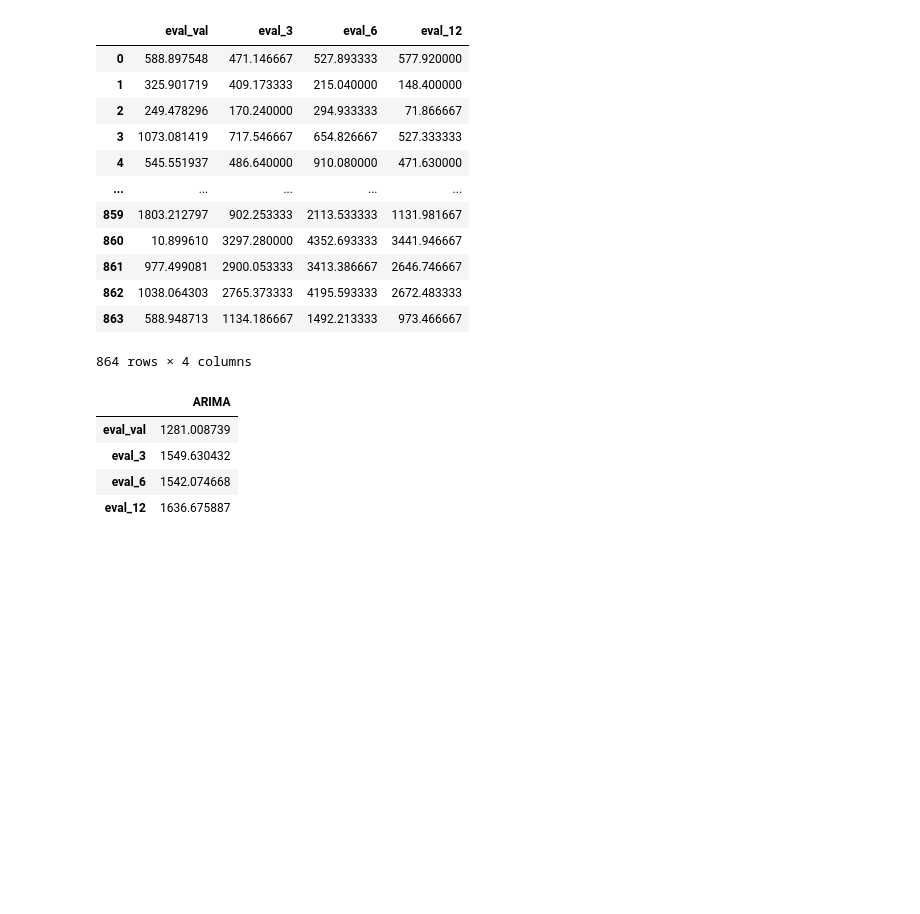
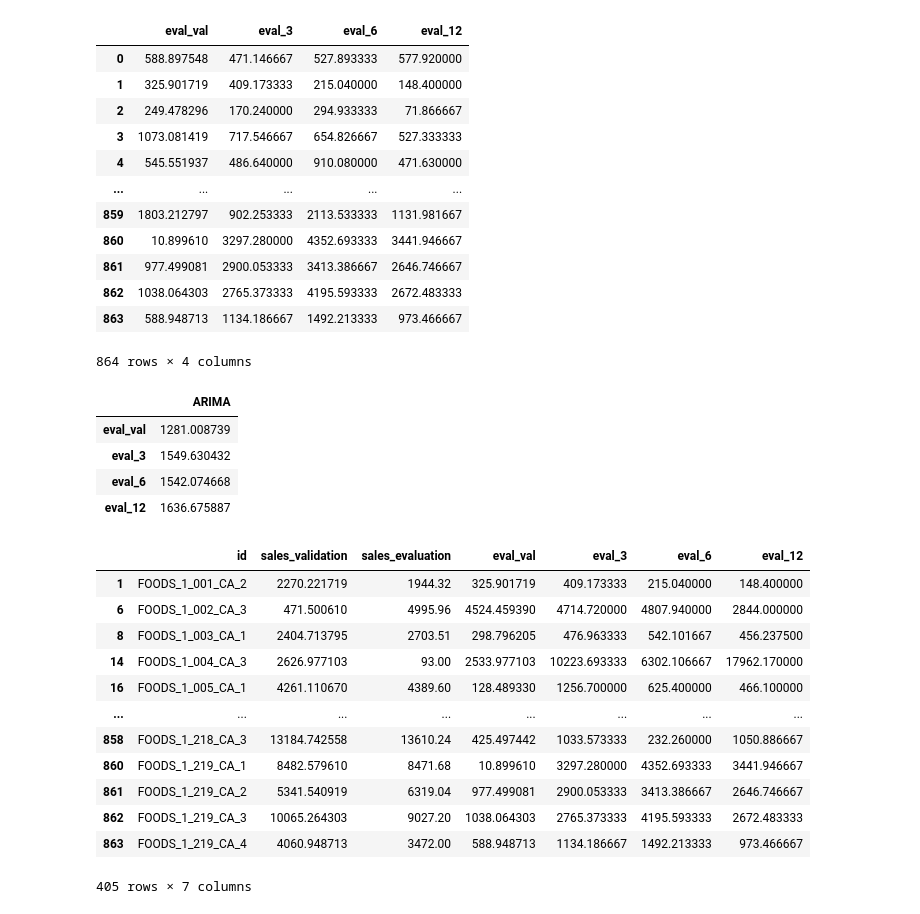
Before and after one commit to FollowingTheRabbit/forecasting, a Jupyter notebook: src/nat_2.ipynb, the cells around one changed output. Drawn from its saved outputs; the diff is of its cells as text; code cells hidden in the pictures; blank space fills up the shorter version.

```diff
--- a/src/nat_2.ipynb
+++ b/src/nat_2.ipynb
@@ -1174,3 +1174,20 @@ df_metrics_5[['eval_val','eval_3','eval_6','eval_12']].mean().to_frame(name='ARI
 | eval_3 | 1549.630432 |
 | eval_6 | 1542.074668 |
 | eval_12 | 1636.675887 |
+# %%
+df_metrics_5[df_metrics_5['eval_val'].lt(df_metrics_5[['eval_3','eval_6','eval_12']].mean(axis=1))  & df_metrics_5['sales_evaluation'].gt(0)][['id','sales_validation','sales_evaluation','eval_val','eval_3','eval_6','eval_12']]
+df_metrics_5.loc[(df_metrics_5['eval_val'] < df_metrics_5[['eval_3']].mean(axis=1)) & df_metrics_5['sales_evaluation'].gt(0)][['id','sales_validation','sales_evaluation','eval_val','eval_3','eval_6','eval_12']]
+# %% [output]
+|  | id | sales_validation | sales_evaluation | eval_val | eval_3 | eval_6 | eval_12 |
+| 1 | FOODS_1_001_CA_2 | 2270.221719 | 1944.32 | 325.901719 | 409.173333 | 215.040000 | 148.400000 |
+| 6 | FOODS_1_002_CA_3 | 471.500610 | 4995.96 | 4524.459390 | 4714.720000 | 4807.940000 | 2844.000000 |
+| 8 | FOODS_1_003_CA_1 | 2404.713795 | 2703.51 | 298.796205 | 476.963333 | 542.101667 | 456.237500 |
+| 14 | FOODS_1_004_CA_3 | 2626.977103 | 93.00 | 2533.977103 | 10223.693333 | 6302.106667 | 17962.170000 |
+| 16 | FOODS_1_005_CA_1 | 4261.110670 | 4389.60 | 128.489330 | 1256.700000 | 625.400000 | 466.100000 |
+| ... | ... | ... | ... | ... | ... | ... | ... |
+| 858 | FOODS_1_218_CA_3 | 13184.742558 | 13610.24 | 425.497442 | 1033.573333 | 232.260000 | 1050.886667 |
+| 860 | FOODS_1_219_CA_1 | 8482.579610 | 8471.68 | 10.899610 | 3297.280000 | 4352.693333 | 3441.946667 |
+| 861 | FOODS_1_219_CA_2 | 5341.540919 | 6319.04 | 977.499081 | 2900.053333 | 3413.386667 | 2646.746667 |
+| 862 | FOODS_1_219_CA_3 | 10065.264303 | 9027.20 | 1038.064303 | 2765.373333 | 4195.593333 | 2672.483333 |
+| 863 | FOODS_1_219_CA_4 | 4060.948713 | 3472.00 | 588.948713 | 1134.186667 | 1492.213333 | 973.466667 |
+405 rows × 7 columns
```
Also changed, not shown: parts of 3 cells of this notebook.
